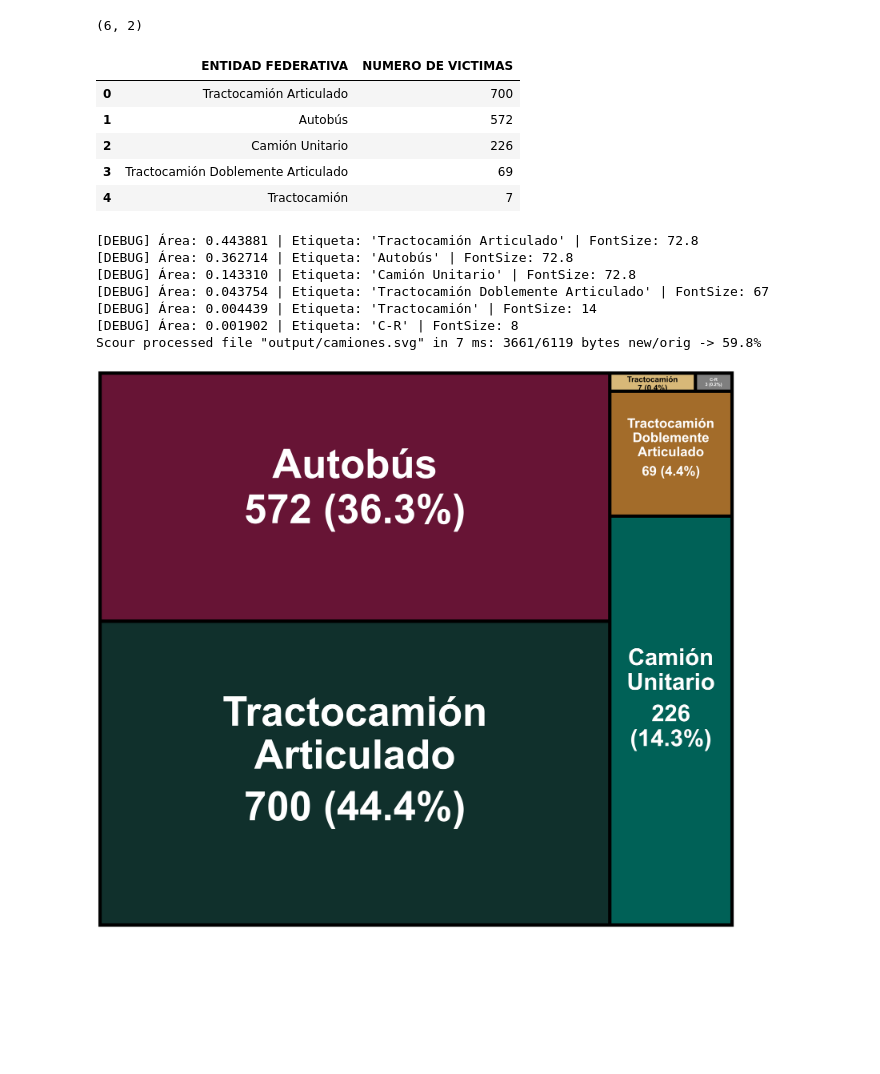
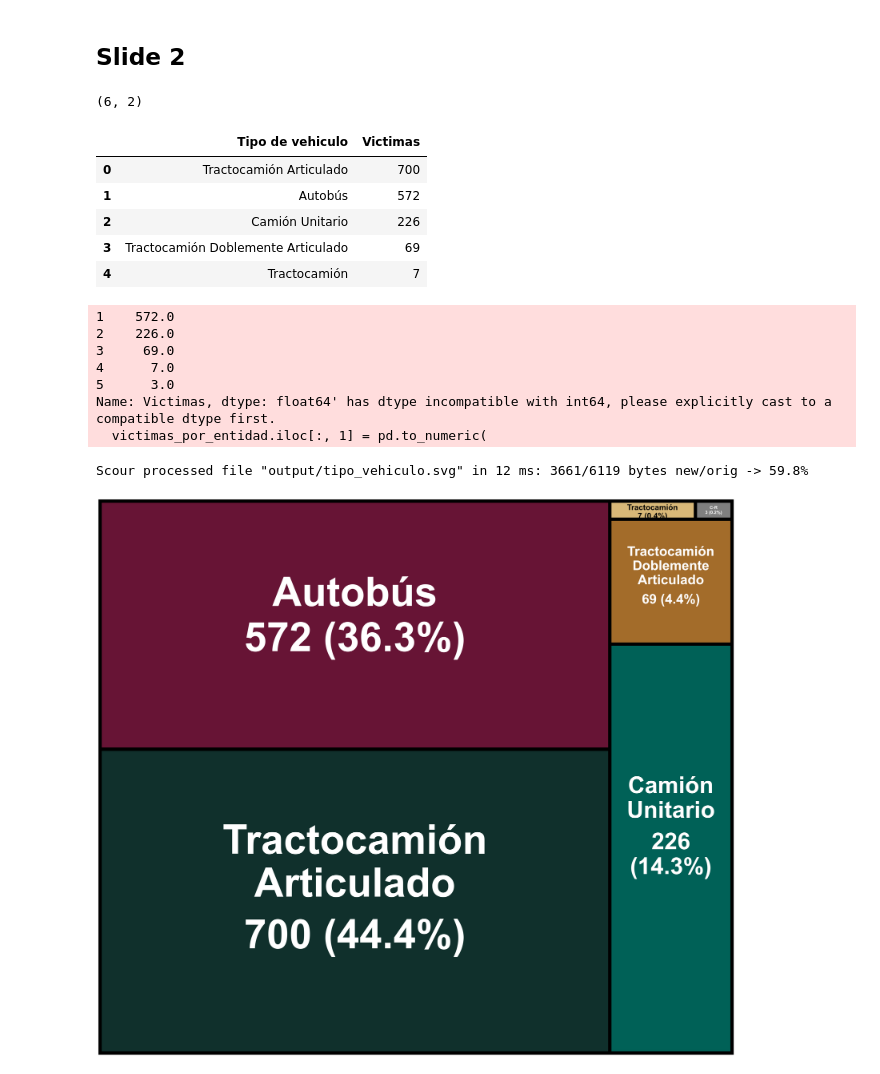
Before and after one commit to tabatatgr/graficas_gob, a Jupyter notebook: Python/treemap/treemap.ipynb, the cells around one changed output. Drawn from its saved outputs; the diff is of its cells as text; code cells hidden in the pictures; blank space fills up the shorter version.

Commit message:
se hicieron los ultimos cambios de los treemaps

```diff
--- a/Python/treemap/treemap.ipynb
+++ b/Python/treemap/treemap.ipynb
@@ -58,26 +101,28 @@ Scour processed file "output/victimas_por_entidad.svg" in 12 ms: 7790/12259 byte
+# %% [markdown]
+## Slide 2
 # %%
-camiones = pd.DataFrame({
-    'ENTIDAD FEDERATIVA': [
+tipo_vehiculo = pd.DataFrame({
+    'Tipo de vehiculo': [
         'Tractocamión Articulado', 'Autobús', 'Camión Unitario', 'Tractocamión Doblemente Articulado', 'Tractocamión',
         'C-R'
     ],
-    'NUMERO DE VICTIMAS': [
+    'Victimas': [
         700, 572, 226, 69, 7,
         3
     ]
 })
-print(camiones.shape); camiones.head(5)
+print(tipo_vehiculo.shape); tipo_vehiculo.head(5)
 # %% [output]
 (6, 2)
-|  | ENTIDAD FEDERATIVA | NUMERO DE VICTIMAS |
+|  | Tipo de vehiculo | Victimas |
 | 0 | Tractocamión Articulado | 700 |
 | 1 | Autobús | 572 |
 | 2 | Camión Unitario | 226 |
 | 3 | Tractocamión Doblemente Articulado | 69 |
 | 4 | Tractocamión | 7 |
 # %%
-treemap(camiones,
-        nombre="camiones",
+treemap(tipo_vehiculo,
+        nombre="tipo_vehiculo",
         porce_parentesis=True,
         paleta_colores=['#10302c','#671435','#006157','#a36c2a','#d8b878','#7f7f7f'],
         ancho_fig=16,
@@ -90,11 +135,12 @@ treemap(camiones,
         ajusta_posY_texto=0.62,
         )
 # %% [output]
-[DEBUG] Área: 0.443881 | Etiqueta: 'Tractocamión Articulado' | FontSize: 72.8
-[DEBUG] Área: 0.362714 | Etiqueta: 'Autobús' | FontSize: 72.8
-[DEBUG] Área: 0.143310 | Etiqueta: 'Camión Unitario' | FontSize: 72.8
-[DEBUG] Área: 0.043754 | Etiqueta: 'Tractocamión Doblemente Articulado' | FontSize: 67
-[DEBUG] Área: 0.004439 | Etiqueta: 'Tractocamión' | FontSize: 14
-[DEBUG] Área: 0.001902 | Etiqueta: 'C-R' | FontSize: 8
-Scour processed file "output/camiones.svg" in 7 ms: 3661/6119 bytes new/orig -> 59.8%
+1    572.0
+2    226.0
+3     69.0
+4      7.0
+5      3.0
+Name: Victimas, dtype: float64' has dtype incompatible with int64, please explicitly cast to a compatible dtype first.
+  victimas_por_entidad.iloc[:, 1] = pd.to_numeric(
+Scour processed file "output/tipo_vehiculo.svg" in 12 ms: 3661/6119 bytes new/orig -> 59.8%
 [figure]
```
Also changed, not shown: parts of 8 cells of this notebook, 7 other files.
